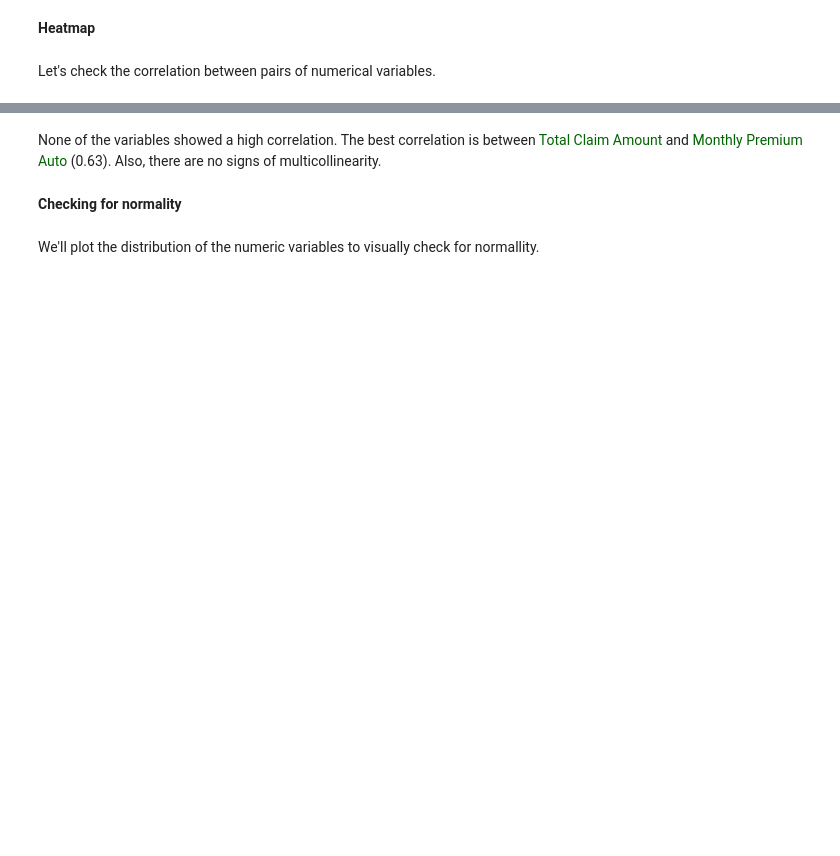
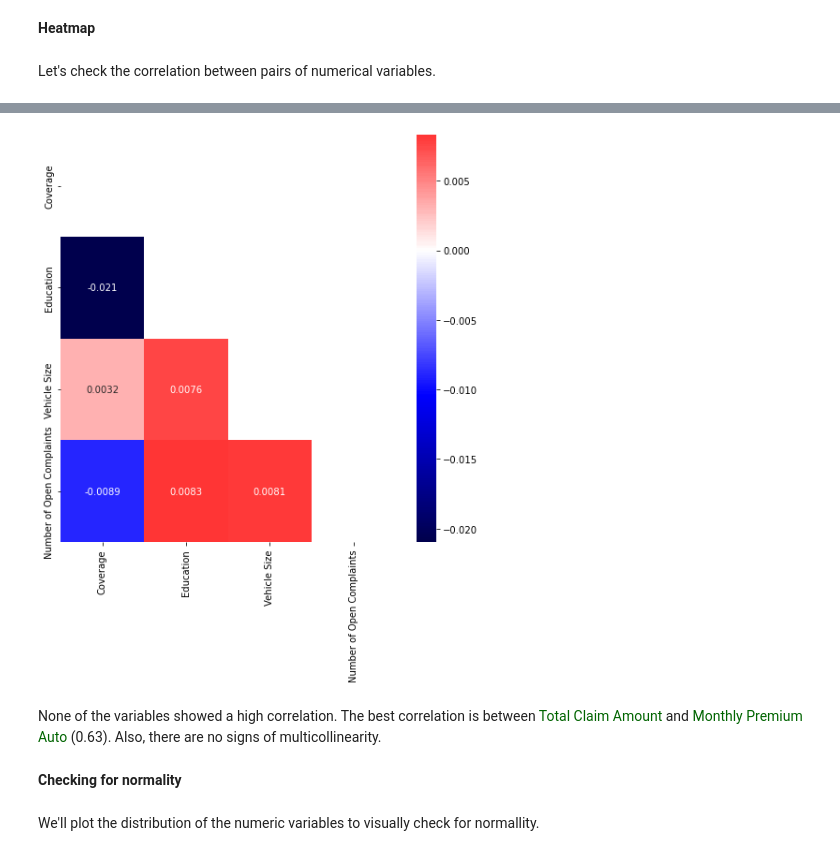
Before and after one commit to nelsonlage/Ironhack-labs, a Jupyter notebook: Customer_Analysis_Case_Study/Customer_Analysis.ipynb, the cells around one changed output, grey strips where cells are left out. Cells and saved outputs as stored; diff of their text form; code cells hidden in the pictures; blank space fills up the shorter version.

```diff
--- a/Customer_Analysis_Case_Study/Customer_Analysis.ipynb
+++ b/Customer_Analysis_Case_Study/Customer_Analysis.ipynb
@@ -815,7 +843,7 @@ plt.show()
 # %% [markdown]
 <font face="Verdana">Let's split the data into numerical and categorical columns to proceed with the analysis.
 # %%
-categoricals = new_customer_data.select_dtypes(include='object')
+categoricals = pd.DataFrame(new_customer_data.select_dtypes(include='object'))
 categoricals
 # %% [output]
 |  | State | Response | Coverage | Education | Effective To Date | EmploymentStatus | Gender | Location Code | ... |
@@ -850 +916,4 @@ numericals
 10910 rows × 8 columns
+# %%
+categoricals_ordinal = pd.concat([categoricals[['Coverage', 'Education', 'Vehicle Size']], numericals['Number of Open Complaints']], axis=1)
+categoricals.drop(['Coverage', 'Education', 'Vehicle Size', 'Effective To Date'], axis = 1, inplace = True)
@@ -850,0 +936,5 @@ numericals
+# %%
+categoricals_ordinal.fillna({'Vehicle Size': categoricals_ordinal['Vehicle Size'].mode(),
+                             'Number of Open Complaints': categoricals_ordinal['Number of Open Complaints'].mode()},
+                             inplace = True)
+categoricals_ordinal
@@ -872,3 +992,20 @@ plt.show()
+# %%
+corr = categoricals_ordinal.corr() # returns a dataframe with the correlation values
+matrix = np.triu(corr) # sets all the values of the lower triangle (under the main diagonal) to 0 (= False)
+
+fig, ax = plt.subplots(1,1, figsize=(8,8))
+
+sns.heatmap(
+    corr,  # the data for the heatmap
+    annot=True,  # show the actual values of correlation
+    cmap='seismic',  # provide the 'seismic' colormap
+    center=0,  # specify the value at which to center the colormap
+    fmt='.2g', # specify the format for the annotation
+    mask=matrix # hides the values where mask = True (= upper triangle)
+           )
+plt.show()
+# %% [output]
+[figure, added]
 # %% [markdown]
 <font face="Verdana">None of the variables showed a high correlation. The best correlation is between <font color='darkgreen'>Total Claim Amount</font> and <font color='darkgreen'>Monthly Premium Auto</font> (0.63). Also, there are no signs of multicollinearity.
 # %% [markdown]
```
Also changed, not shown: parts of 24 cells of this notebook.
